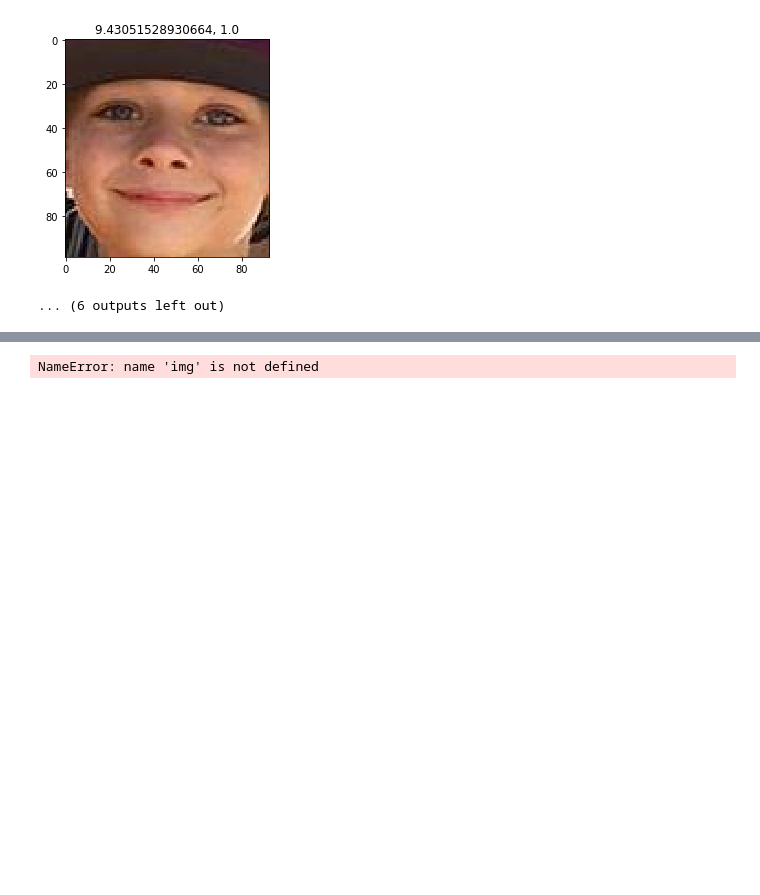
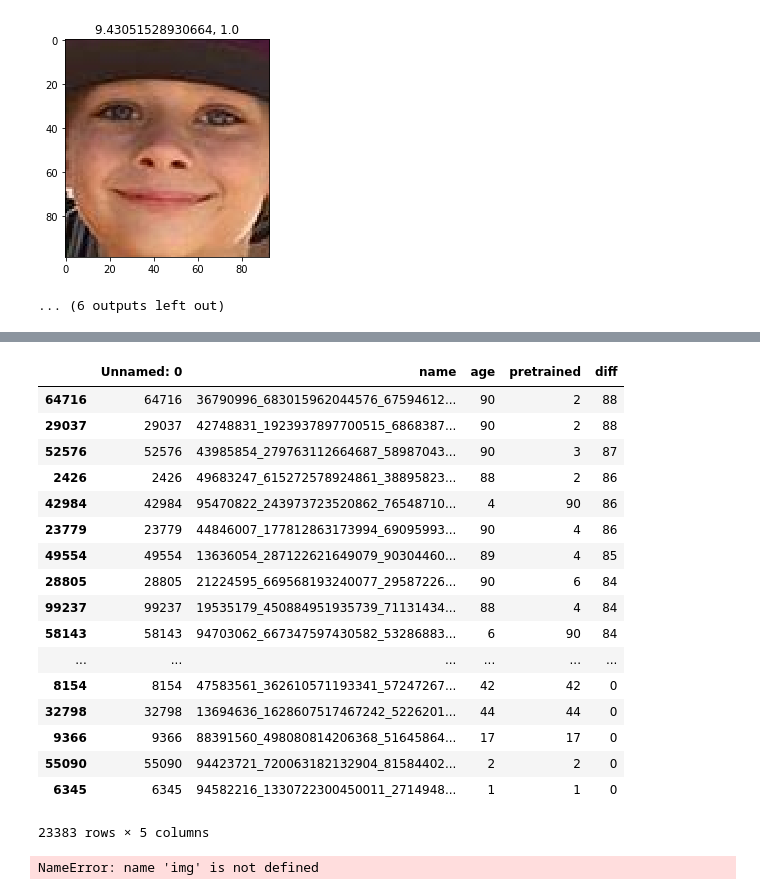
Before and after one commit to shpq/utils, a Jupyter notebook: training/age/ages_from_the_wild/detections_vis.ipynb, the cells around one changed output, grey strips where cells are left out. Drawn from its saved outputs; the diff is of its cells as text; code cells hidden in the pictures; blank space fills up the shorter version.

```diff
--- a/training/age/ages_from_the_wild/detections_vis.ipynb
+++ b/training/age/ages_from_the_wild/detections_vis.ipynb
@@ -53,0 +84,2 @@ for index, row in df.iterrows():
+# %%
+pd.set_option('display.max_colwidth', -1)
@@ -53,0 +88,2 @@ for index, row in df.iterrows():
+# %%
+df_test['diff'] = np.abs(df_test['age'] - df_test['pretrained'])
@@ -53,0 +104,21 @@ for index, row in df.iterrows():
+# %%
+df_test.sort_values('diff', ascending=False)
+# %% [output]
+|  | Unnamed: 0 | name | age | pretrained | diff |
+| 64716 | 64716 | 36790996_683015962044576_67594612... | 90 | 2 | 88 |
+| 29037 | 29037 | 42748831_1923937897700515_6868387... | 90 | 2 | 88 |
+| 52576 | 52576 | 43985854_279763112664687_58987043... | 90 | 3 | 87 |
+| 2426 | 2426 | 49683247_615272578924861_38895823... | 88 | 2 | 86 |
+| 42984 | 42984 | 95470822_243973723520862_76548710... | 4 | 90 | 86 |
+| 23779 | 23779 | 44846007_177812863173994_69095993... | 90 | 4 | 86 |
+| 49554 | 49554 | 13636054_287122621649079_90304460... | 89 | 4 | 85 |
+| 28805 | 28805 | 21224595_669568193240077_29587226... | 90 | 6 | 84 |
+| 99237 | 99237 | 19535179_450884951935739_71131434... | 88 | 4 | 84 |
+| 58143 | 58143 | 94703062_667347597430582_53286883... | 6 | 90 | 84 |
+| ... | ... | ... | ... | ... | ... |
+| 8154 | 8154 | 47583561_362610571193341_57247267... | 42 | 42 | 0 |
+| 32798 | 32798 | 13694636_1628607517467242_5226201... | 44 | 44 | 0 |
+| 9366 | 9366 | 88391560_498080814206368_51645864... | 17 | 17 | 0 |
+| 55090 | 55090 | 94423721_720063182132904_81584402... | 2 | 2 | 0 |
+| 6345 | 6345 | 94582216_1330722300450011_2714948... | 1 | 1 | 0 |
+23383 rows × 5 columns
```
Also changed, not shown: parts of 23 cells of this notebook, 4 other files.
